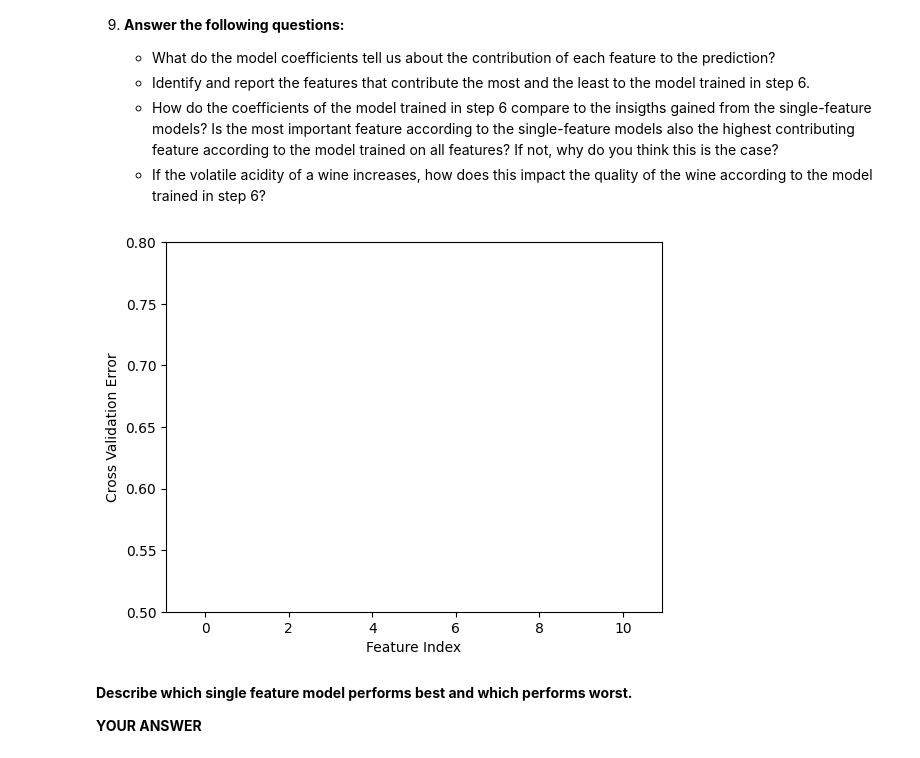
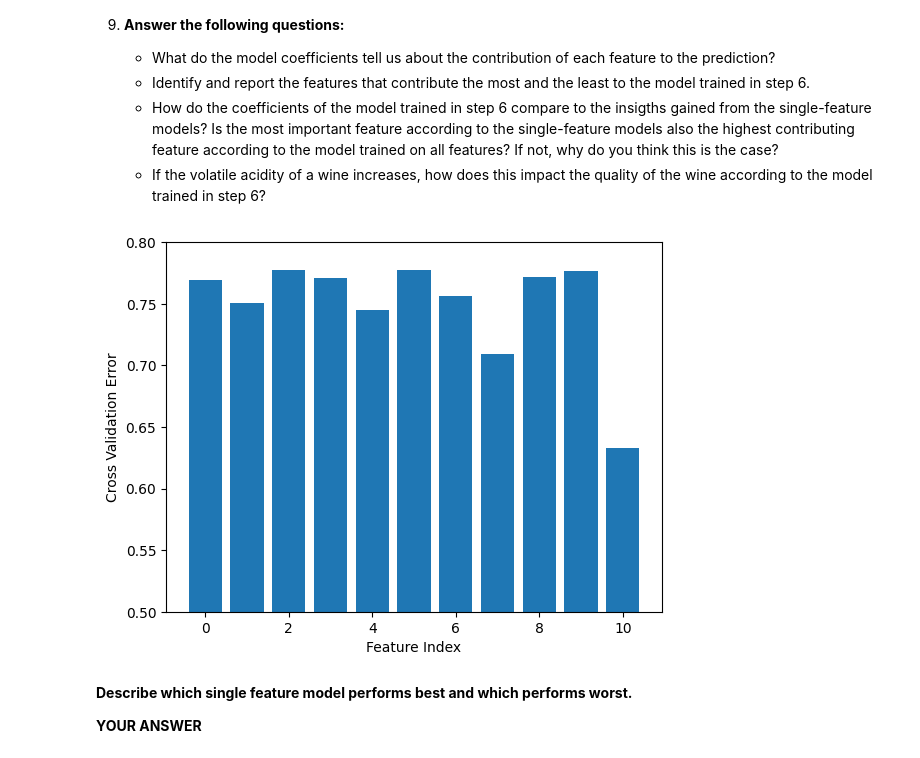
Before and after one commit to yyLeaves/FoDS, a Jupyter notebook: practical1/Practical1_skeleton.ipynb, the cells around one changed output. Cells and saved outputs as stored; diff of their text form; code cells hidden in the pictures.

```diff
--- a/practical1/Practical1_skeleton.ipynb
+++ b/practical1/Practical1_skeleton.ipynb
@@ -688,32 +688,39 @@ from sklearn.linear_model import LinearRegression
 # %%
 X_train, y_train, X_test, y_test = split_data(X, y, 0.8)
 
 ###################################################
 ##### YOUR CODE STARTS HERE #######################
 ###################################################
 
 n_features = 11
 cross_val_err = np.zeros(n_features)
 
 # standardize the data
 scalar = StandardScaler()
 
+X_train_std = scalar.fit_transform(X_train)
+X_test_std = scalar.transform(X_test)
+
 # train one model for each feature and compute the cross validation error
+model = LinearRegression()
 
+for i in range(n_features):
+    X_train_i = X_train_std[:, i].reshape(-1, 1)
+    cross_val_err[i] = -np.mean(cross_val_score(model, X_train_i, y_train, cv=5, scoring='neg_mean_squared_error'))
 
 ###################################################
 ##### YOUR CODE ENDS HERE #########################
 ###################################################
 
 # plot the cross validation error as bar chart
 plt.figure()
 plt.bar(np.arange(n_features), cross_val_err)
 plt.xlabel('Feature Index')
 plt.ylabel('Cross Validation Error')
 plt.ylim([0.5, 0.8])
 plt.show()
 # %% [output]
-[figure, old version]
+[figure, new version]
 # %% [markdown]
 **Describe which single feature model performs best and which performs worst.**
 
```
Also changed, not shown: parts of 5 cells of this notebook.
